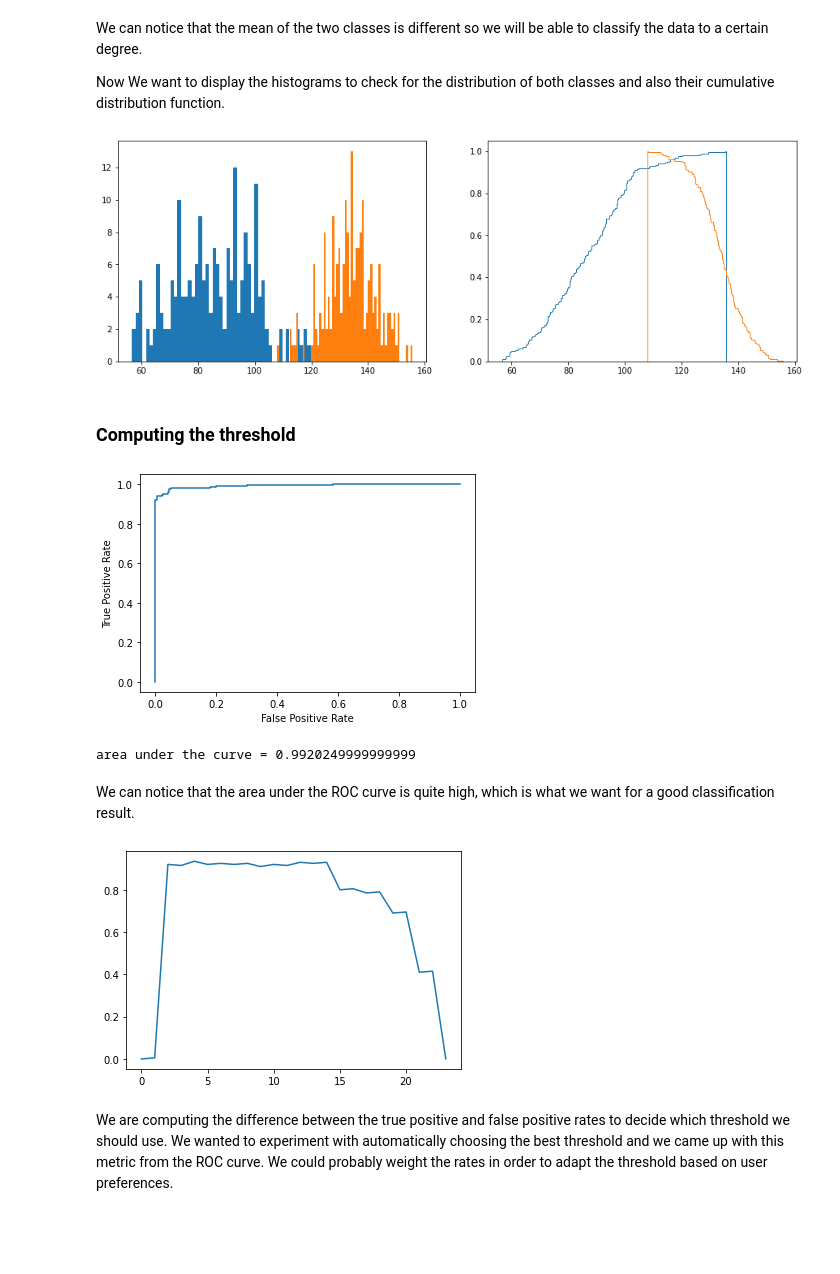
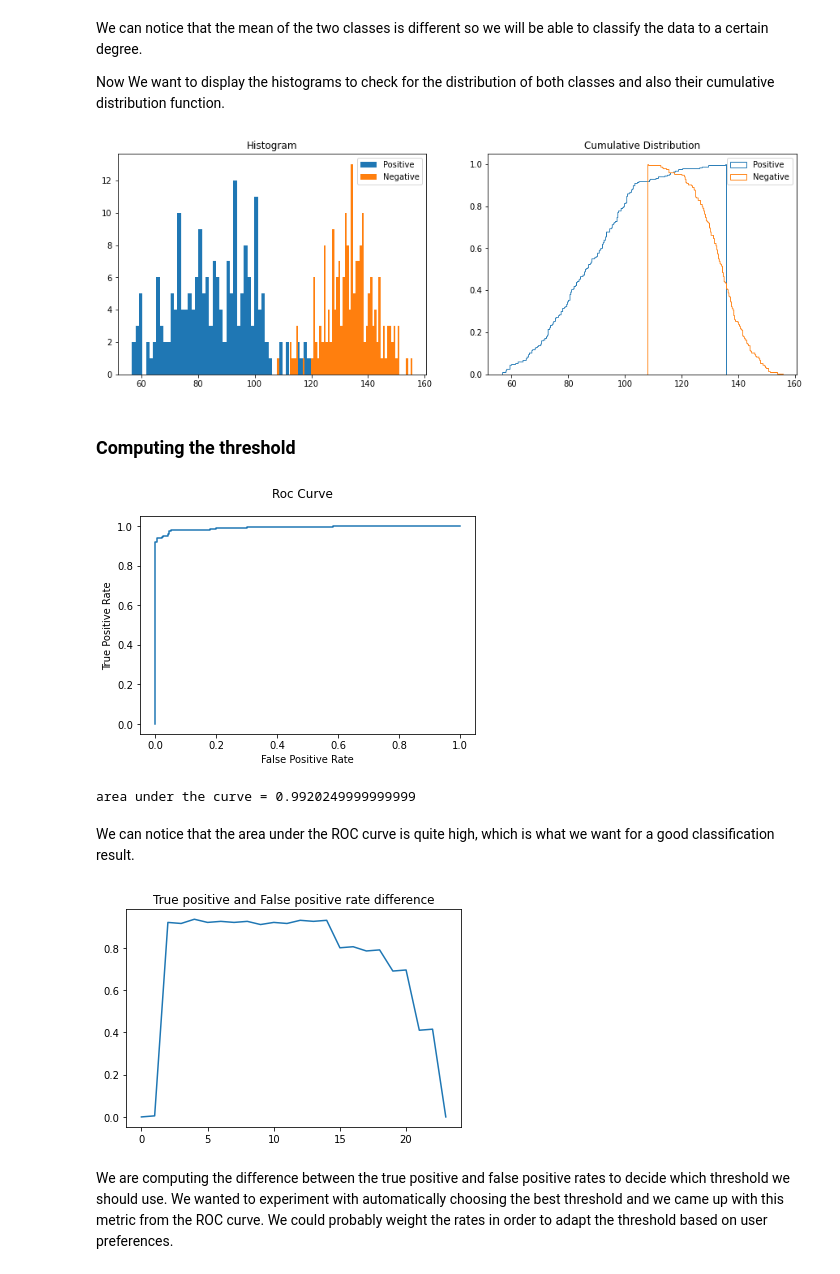
Before and after one commit to mattrouss/face-verification, a Jupyter notebook: face_analysis.ipynb, the cells around one changed output. Saved outputs shown, nothing was run; the diff lists cells and outputs as text; code cells hidden in the pictures; blank space fills up the shorter version.

Commit message:
minor fixes on notebook:spelling+legends

```diff
--- a/face_analysis.ipynb
+++ b/face_analysis.ipynb
@@ -130,19 +127,23 @@ Now We want to display the histograms to check for the distribution of both clas
 # %%
 plt.figure(figsize=(15, 5))
 plt.subplot(121)
 # positive matches
-plt.hist(dist[:200], bins=64)
+plt.hist(dist[:200], bins=64, label='Positive')
 # negative matches
-plt.hist(dist[200:],bins=64)
+plt.hist(dist[200:],bins=64, label='Negative')
+plt.title("Histogram")
+plt.legend()
 
 plt.subplot(122)
 # positive matches
-plt.hist(dist[:200], bins=200, density=True, histtype='step', cumulative=1)
+plt.hist(dist[:200], bins=200, density=True, histtype='step', cumulative=1, label='Positive')
 # negative matches
-plt.hist(dist[200:], bins=200, density=True, histtype='step', cumulative=-1)
+plt.hist(dist[200:], bins=200, density=True, histtype='step', cumulative=-1, label='Negative')
+plt.title("Cumulative Distribution")
+plt.legend()
 plt.show()
 # %% [output]
-[figure, old version]
+[figure, new version]
 # %%
 dist = 1 - (dist - min(dist))/(max(dist) - min(dist))
 # %% [markdown]
@@ -154,18 +155,20 @@ fpr, tpr, thresholds = roc_curve(y[:400], dist)
 plt.plot(fpr, tpr)
 plt.xlabel('False Positive Rate')
 plt.ylabel('True Positive Rate')
+plt.suptitle('Roc Curve')
 plt.show()
 print(f"area under the curve = {roc_auc_score(y[:400], dist)}")
 # %% [output]
-[figure, old version]
+[figure, new version]
 area under the curve = 0.9920249999999999
 # %% [markdown]
 We can notice that the area under the ROC curve is quite high, which is what we want for a good classification result.
 # %%
 plt.plot(tpr-fpr)
+plt.title('True positive and False positive rate difference')
 plt.show()
 # %% [output]
-[figure, old version]
+[figure, new version]
 # %% [markdown]
 We are computing the difference between the true positive and false positive rates to decide which threshold we should use. We wanted to experiment with automatically choosing the best threshold and we came up with this metric from the ROC curve. We could probably weight the rates in order to adapt the threshold based on user preferences.
 # %%
```
Also changed, not shown: parts of 13 cells of this notebook.
